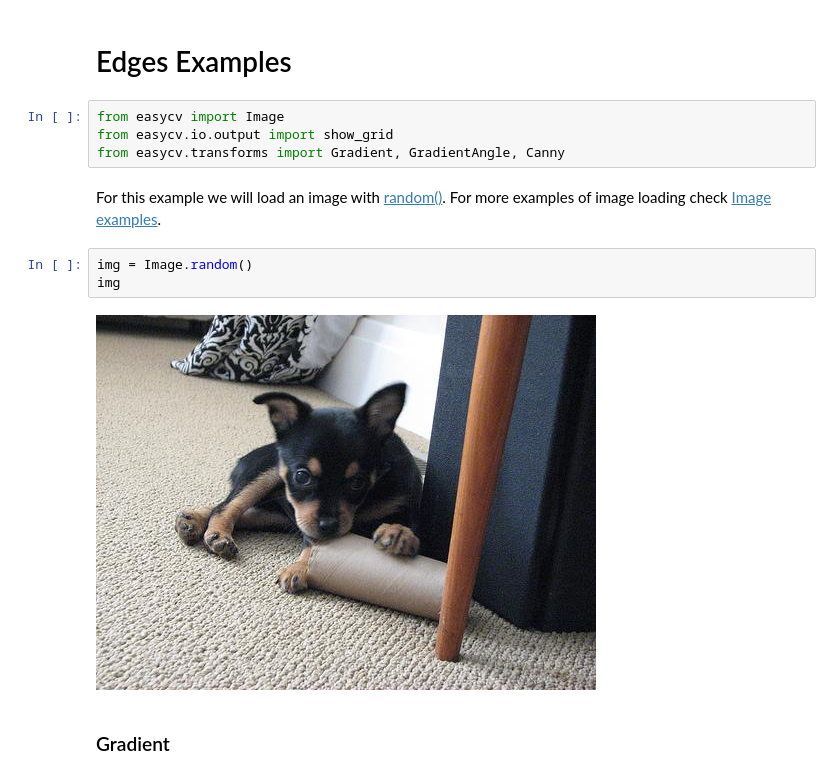
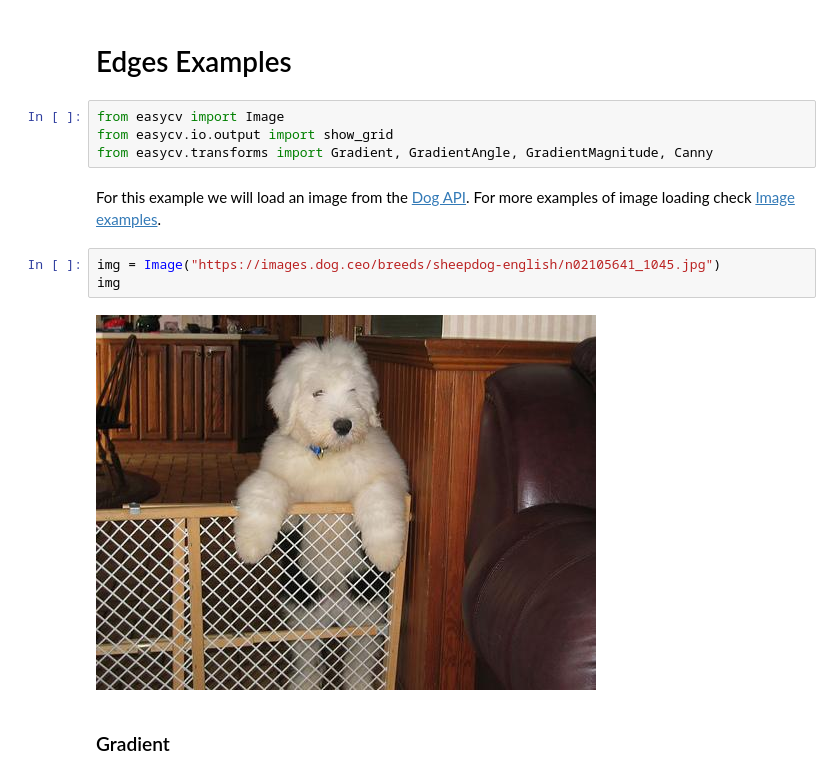
Before and after one commit to easycv/easycv, a Jupyter notebook: docs/source/examples/transforms/edges.ipynb, the cells around one changed output. Cells and saved outputs as stored; diff of their text form.

```diff
--- a/docs/source/examples/transforms/edges.ipynb
+++ b/docs/source/examples/transforms/edges.ipynb
@@ -3,14 +3,14 @@
 # %%
 from easycv import Image
 from easycv.io.output import show_grid
-from easycv.transforms import Gradient, GradientAngle, Canny
+from easycv.transforms import Gradient, GradientAngle, GradientMagnitude, Canny
 # %% [markdown]
-For this example we will load an image with [random()](../../reference/image.rst#easycv.image.Image.random). For more examples of image loading check [Image examples](../image.ipynb).
+For this example we will load an image from the [Dog API](https://dog.ceo/dog-api/). For more examples of image loading check [Image examples](../image.ipynb).
-# %%
-img = Image.random()
-img
-# %% [output]
-[figure, removed]
+# %%
+img = Image("https://images.dog.ceo/breeds/sheepdog-english/n02105641_1045.jpg")
+img
+# %% [output]
+[figure, added]
 # %% [markdown]
 ### Gradient
 # %% [markdown]
```
Also changed, not shown: parts of 5 cells of this notebook, 5 other files.
